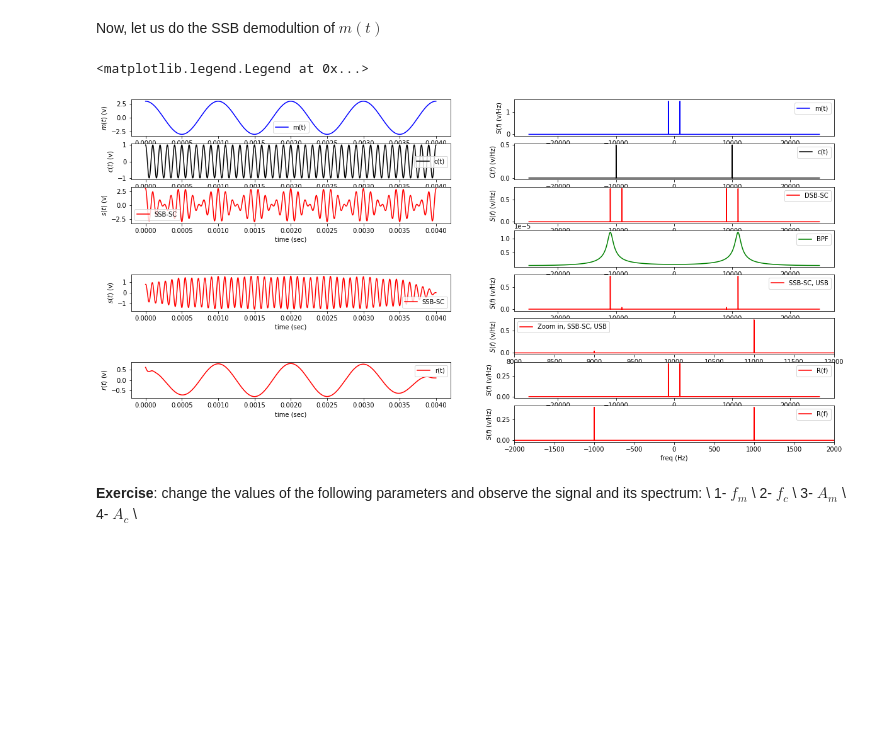
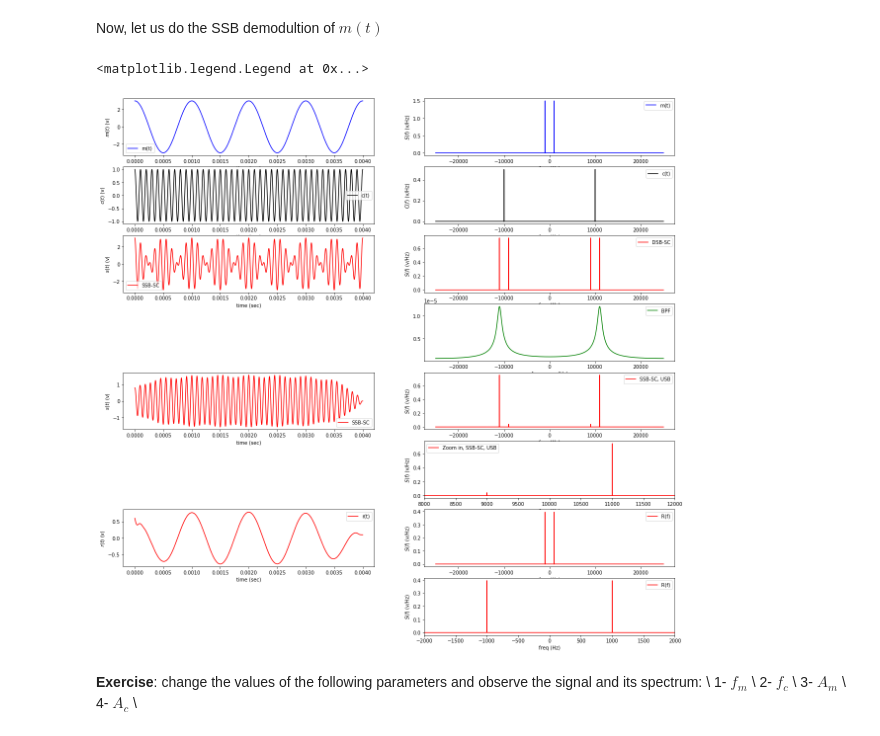
Before and after one commit to mkjubran/ENEE4103, a Jupyter notebook: SSB_Modulation.ipynb, the cells around one changed output. Drawn from its saved outputs; the diff is of its cells as text; code cells hidden in the pictures; blank space fills up the shorter version.

```diff
--- a/SSB_Modulation.ipynb
+++ b/SSB_Modulation.ipynb
@@ -290,10 +290,11 @@ rt=SSB_mod_usb*ct
 
 ## LPF parameters
 f3db=2*fm
+forder_LPF=5
 mrt=func_filter(rt,f3db,Tstep,forder_LPF)
 
 #butter_bandpass(st,lowcut, highcut,fs,forder)
-f = plt.figure(figsize=(20,10))
+f = plt.figure(figsize=(20,20))
 ax1 = f.add_subplot(821)
 ax2 = f.add_subplot(822)
 ax3 = f.add_subplot(823)
@@ -425,34 +426,34 @@ idx = np.argsort(freqs)
 freqs=freqs[idx]
 SSBf_USB=SSBf_USB[idx]/N
 ax12.plot(freqs, SSBf_USB,'r',label='Zoom in, SSB-SC, USB')
 ax12.set_xlabel('freq (Hz)')
 ax12.set_ylabel('$S(f)$ (v/Hz)')
 ax12.set_xlim(fc-2*fm,fc+2*fm)
 ax12.legend()
 
 MRT = np.abs(np.fft.fft(mrt))
 freqs = np.fft.fftfreq(mrt.size, Tstep)
 idx = np.argsort(freqs)
 freqs=freqs[idx]
 MRT=MRT[idx]/N
 ax14.plot(freqs, MRT,'r',label='R(f)')
 ax14.set_xlabel('freq (Hz)')
 ax14.set_ylabel('$S(f)$ (v/Hz)')
 ax14.legend()
 
 MRT = np.abs(np.fft.fft(mrt))
 freqs = np.fft.fftfreq(mrt.size, Tstep)
 idx = np.argsort(freqs)
 freqs=freqs[idx]
 MRT=MRT[idx]/N
 ax16.plot(freqs, MRT,'r',label='R(f)')
 ax16.set_xlabel('freq (Hz)')
 ax16.set_ylabel('$S(f)$ (v/Hz)')
 ax16.set_xlim(-2*fm,2*fm)
 ax16.legend()
 # %% [output]
 <matplotlib.legend.Legend at 0x...>
-[figure, old version]
+[figure, new version]
 # %% [markdown]
 **Exercise**: change the values of the following parameters and observe the signal and its spectrum: \\
 1- $f_m$ \\
```
Also changed, not shown: parts of 6 cells of this notebook.
